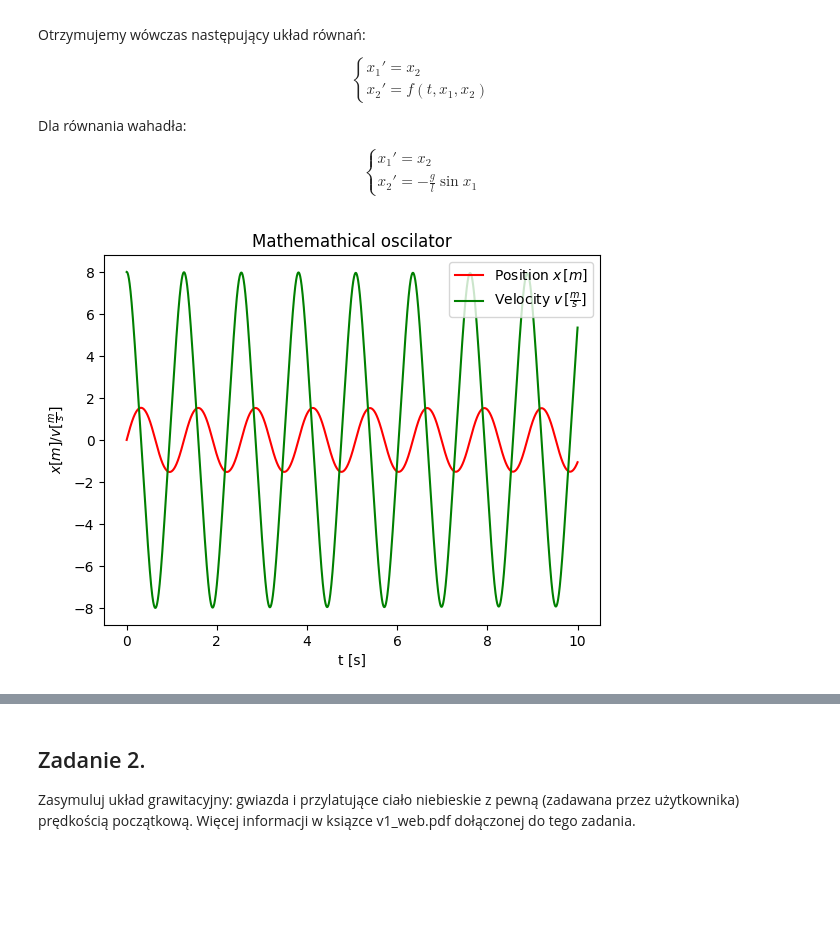
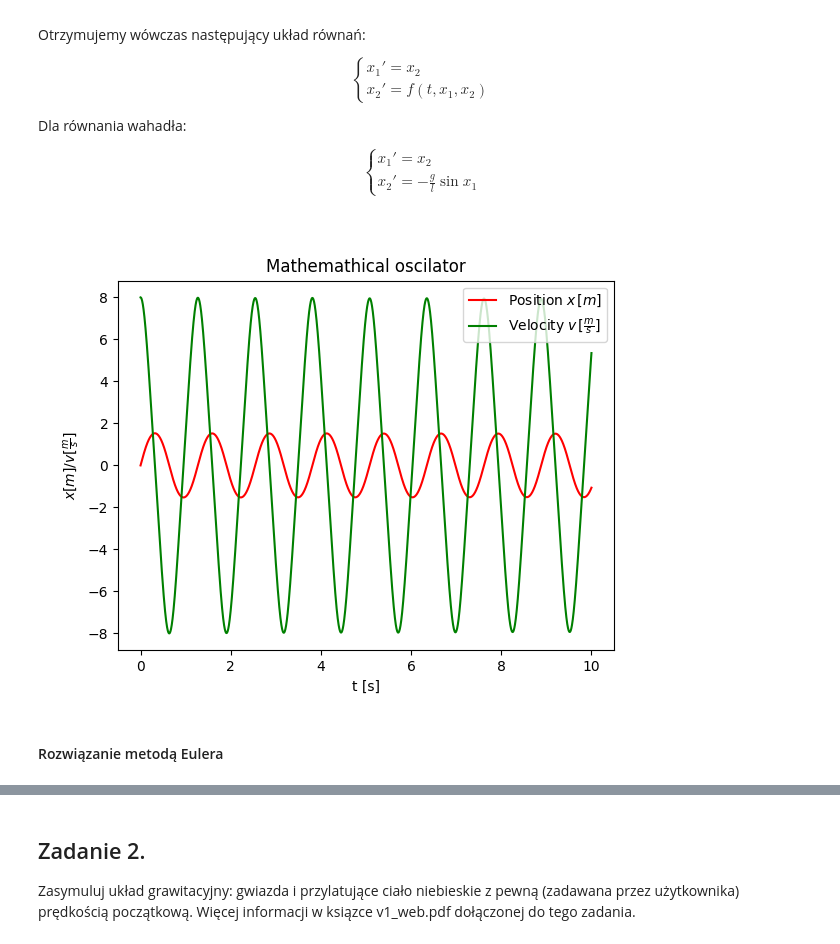
Before and after one commit to WSm-77/computional_methods_in_science_and_technology, a Jupyter notebook: lab11/11.Mownit_ODE_Lab11.ipynb, the cells around one changed output, grey strips where cells are left out. Cells and saved outputs as stored; diff of their text form; code cells hidden in the pictures; blank space fills up the shorter version.

Commit message:
Add Euler method to lab11

```diff
--- a/lab11/11.Mownit_ODE_Lab11.ipynb
+++ b/lab11/11.Mownit_ODE_Lab11.ipynb
@@ -108,18 +130,22 @@ def mathemathical_oscilator(t, r, g, l):
 # %%
 r0 = [0, 8]
 t_span = (0, 10)
-t_eval = np.linspace(*t_span, 5000)
+t_eval_mathemathical_oscilator_rk = np.linspace(*t_span, 5000)
 g = 10
 l = 0.3
 
-sol = solve_ivp(mathemathical_oscilator, t_span, r0, method = 'RK45', t_eval = t_eval, args = (g, l))
+sol = solve_ivp(mathemathical_oscilator, t_span, r0, method = 'RK45', t_eval = t_eval_mathemathical_oscilator_rk, args = (g, l))
 # %%
-plt.title("Mathemathical oscilator")
-plt.plot(sol.t, sol.y[0], c='red', label=r'$ \text{Position} \; x\, [m]$')
-plt.plot(sol.t, sol.y[1], c='green', label = r'$ \text{Velocity} \; v \,[\frac{m}{s}] $')
-plt.xlabel("t [s]")
-plt.ylabel(r"$x [m] / v[\frac{m}{s}]$")
-plt.legend()
+# # %matplotlib inline
+_, ax_mathametical_oscilator_rk = plt.subplots()
+ax_mathametical_oscilator_rk.set_title("Mathemathical oscilator")
+ax_mathametical_oscilator_rk.plot(sol.t, sol.y[0], c='red', label=r'$ \text{Position} \; x\, [m]$')
+ax_mathametical_oscilator_rk.plot(sol.t, sol.y[1], c='green', label = r'$ \text{Velocity} \; v \,[\frac{m}{s}] $')
+ax_mathametical_oscilator_rk.set_xlabel("t [s]")
+ax_mathametical_oscilator_rk.set_ylabel(r"$x [m] / v[\frac{m}{s}]$")
+ax_mathametical_oscilator_rk.legend()
 plt.show()
 # %% [output]
-[figure, old version]
+[figure, new version]
+# %% [markdown]
+#### Rozwiązanie metodą Eulera
```
Also changed, not shown: parts of 43 cells of this notebook, 1 other file.
